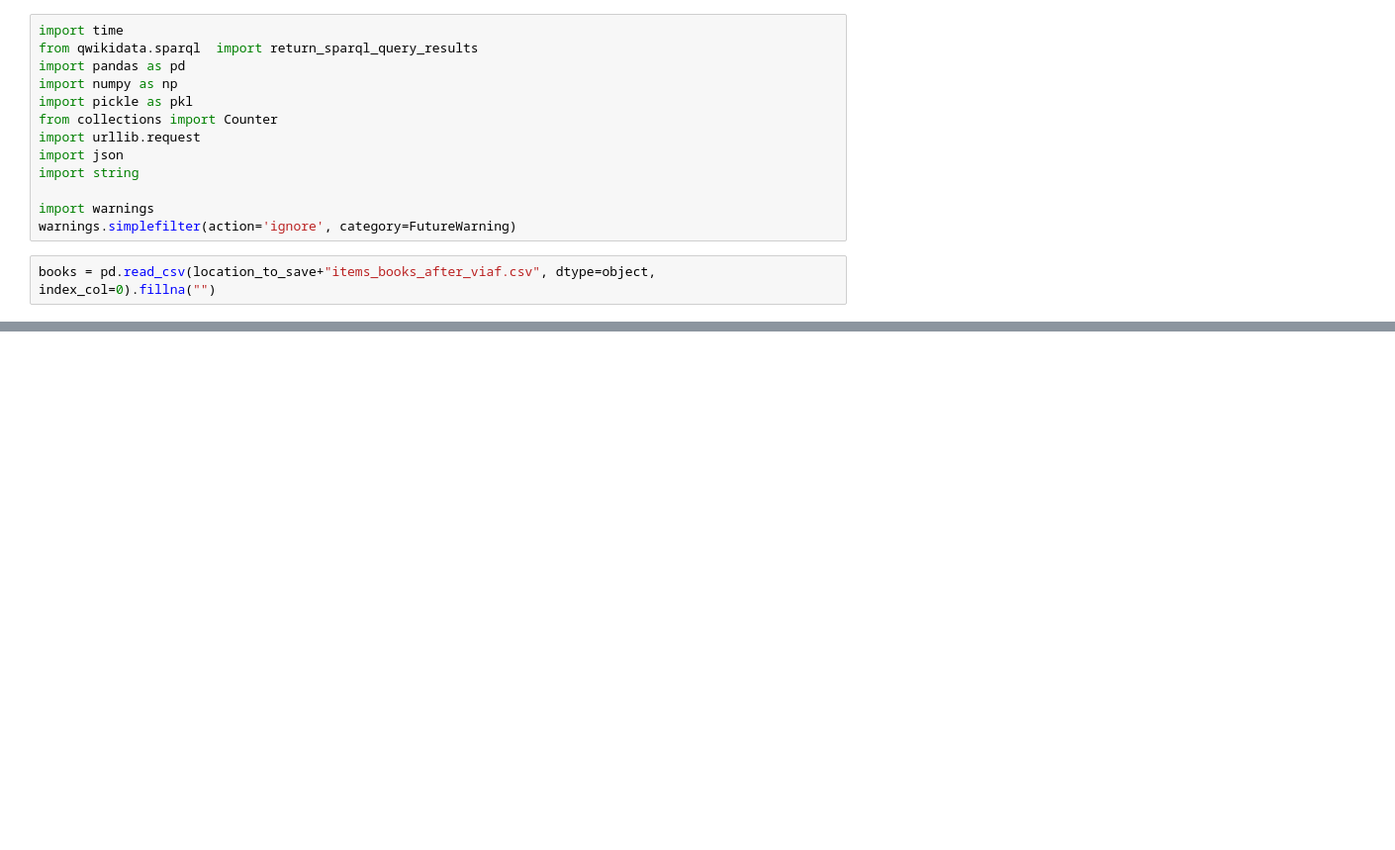
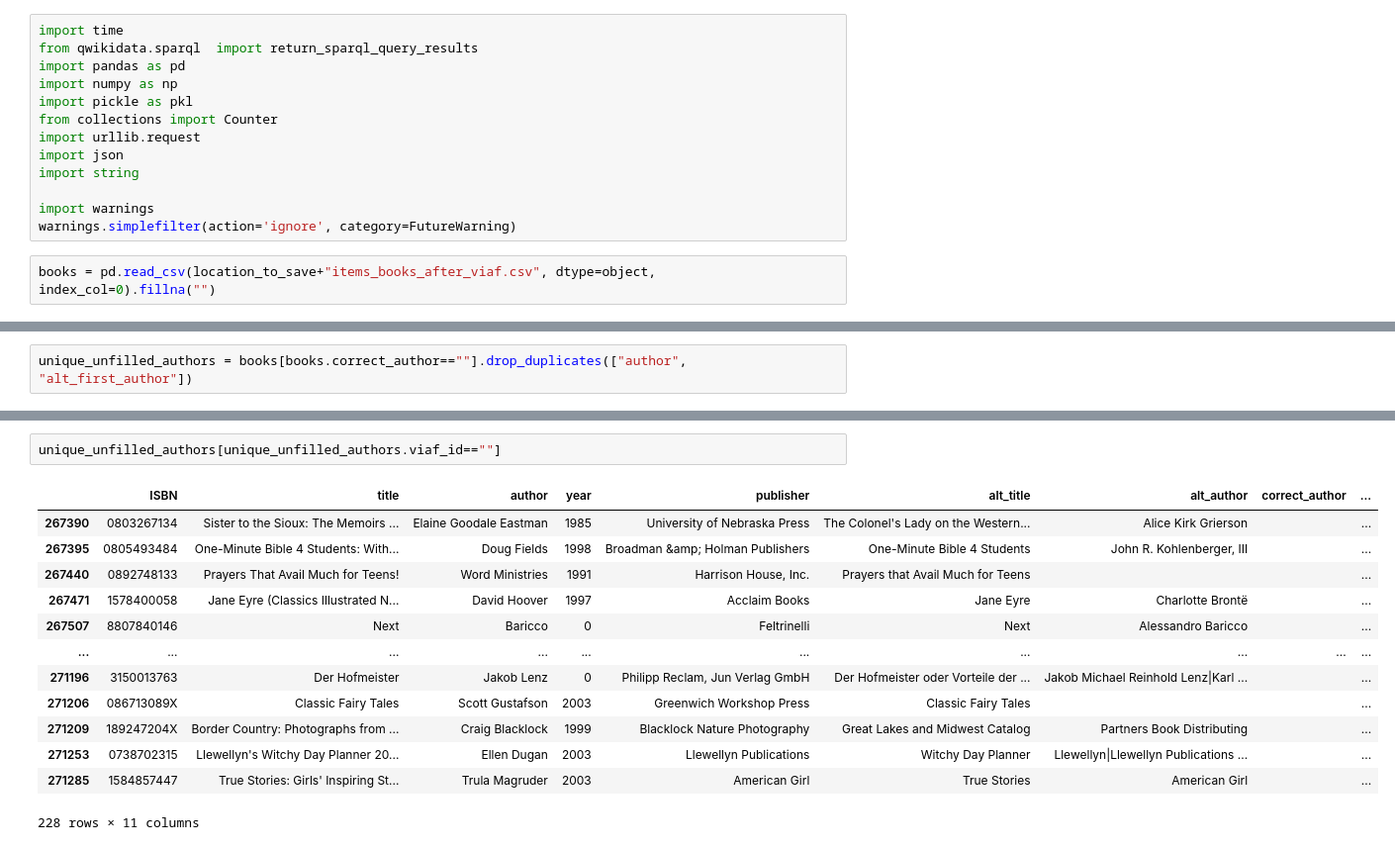
Before and after one commit to SavvinaDaniil/EnrichBookCrossing, a Jupyter notebook: test.ipynb, the cells around one changed output, grey strips where cells are left out. Shown: that part at 99% size. Drawn from its saved outputs; the diff is of its cells as text; blank space fills up the shorter version.

Commit message:
More VIAF

```diff
--- a/test.ipynb
+++ b/test.ipynb
@@ -35,0 +23,2 @@ new_books["viaf_2"] = new_books.viaf_id.apply(lambda x: x.split("||")[1] if "||"
+# %%
+unique_unfilled_authors = books[books.correct_author==""].drop_duplicates(["author", "alt_first_author"])
@@ -35,0 +47,16 @@ new_books["viaf_2"] = new_books.viaf_id.apply(lambda x: x.split("||")[1] if "||"
+# %%
+unique_unfilled_authors[unique_unfilled_authors.viaf_id==""]
+# %% [output]
+|  | ISBN | title | author | year | publisher | alt_title | alt_author | correct_author | ... |
+| 267390 | 0803267134 | Sister to the Sioux: The Memoirs ... | Elaine Goodale Eastman | 1985 | University of Nebraska Press | The Colonel's Lady on the Western... | Alice Kirk Grierson |  | ... |
+| 267395 | 0805493484 | One-Minute Bible 4 Students: With... | Doug Fields | 1998 | Broadman &amp; Holman Publishers | One-Minute Bible 4 Students | John R. Kohlenberger, III |  | ... |
+| 267440 | 0892748133 | Prayers That Avail Much for Teens! | Word Ministries | 1991 | Harrison House, Inc. | Prayers that Avail Much for Teens |  |  | ... |
+| 267471 | 1578400058 | Jane Eyre (Classics Illustrated N... | David Hoover | 1997 | Acclaim Books | Jane Eyre | Charlotte Brontë |  | ... |
+| 267507 | 8807840146 | Next | Baricco | 0 | Feltrinelli | Next | Alessandro Baricco |  | ... |
+| ... | ... | ... | ... | ... | ... | ... | ... | ... | ... |
+| 271196 | 3150013763 | Der Hofmeister | Jakob Lenz | 0 | Philipp Reclam, Jun Verlag GmbH | Der Hofmeister oder Vorteile der ... | Jakob Michael Reinhold Lenz|Karl ... |  | ... |
+| 271206 | 086713089X | Classic Fairy Tales | Scott Gustafson | 2003 | Greenwich Workshop Press | Classic Fairy Tales |  |  | ... |
+| 271209 | 189247204X | Border Country: Photographs from ... | Craig Blacklock | 1999 | Blacklock Nature Photography | Great Lakes and Midwest Catalog | Partners Book Distributing |  | ... |
+| 271253 | 0738702315 | Llewellyn's Witchy Day Planner 20... | Ellen Dugan | 2003 | Llewellyn Publications | Witchy Day Planner | Llewellyn|Llewellyn Publications ... |  | ... |
+| 271285 | 1584857447 | True Stories: Girls' Inspiring St... | Trula Magruder | 2003 | American Girl | True Stories | American Girl |  | ... |
+228 rows × 11 columns
```
Also changed, not shown: parts of 7 cells of this notebook, 4 other files.
